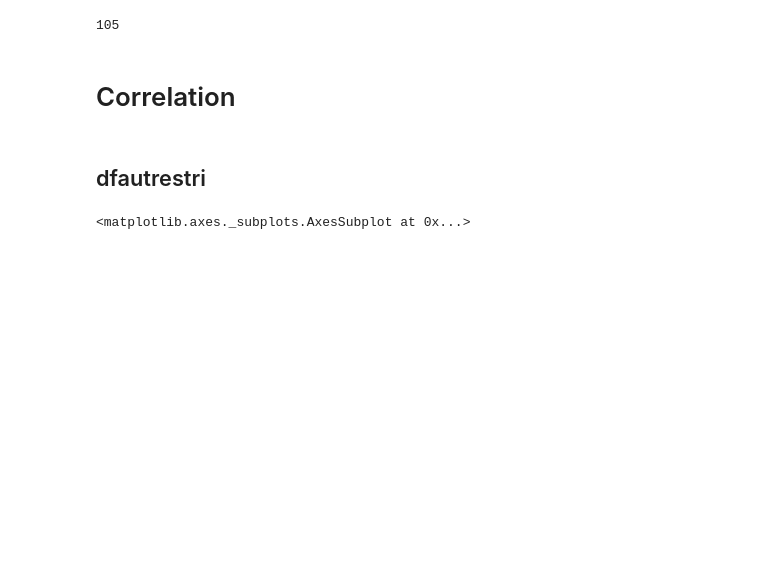
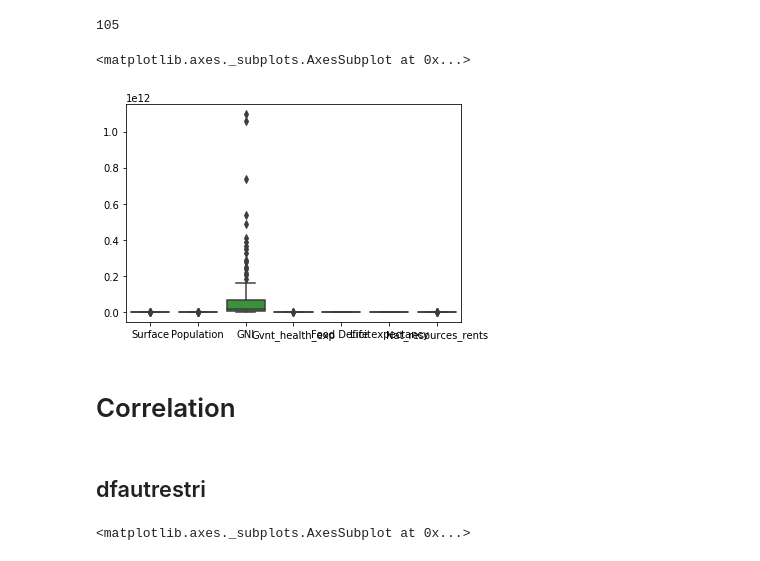
Before and after one commit to hgit2/IAproject, a Jupyter notebook: Projet_IA_clustering_classification.ipynb, the cells around one changed output. Saved outputs shown, nothing was run; the diff lists cells and outputs as text; code cells hidden in the pictures; blank space fills up the shorter version.

```diff
--- a/Projet_IA_clustering_classification.ipynb
+++ b/Projet_IA_clustering_classification.ipynb
@@ -259,6 +267,14 @@ datatri = datan.loc[sorted(list(set(datan.index).difference(set(outliers2bis.ind
 len(datatri)
 # %% [output]
 105
+# %%
+# boxplot with the whole dataset (classification) after removing the outliers
+datan = data.iloc[:,1:]
+Z_scored_df = (datan-datan.mean())/datan.std()
+sns.boxplot(data=datatri)
+# %% [output]
+<matplotlib.axes._subplots.AxesSubplot at 0x...>
+[figure, added]
 # %% [markdown]
 # Correlation
 # %% [markdown]
```
Also changed, not shown: parts of 3 cells of this notebook.
